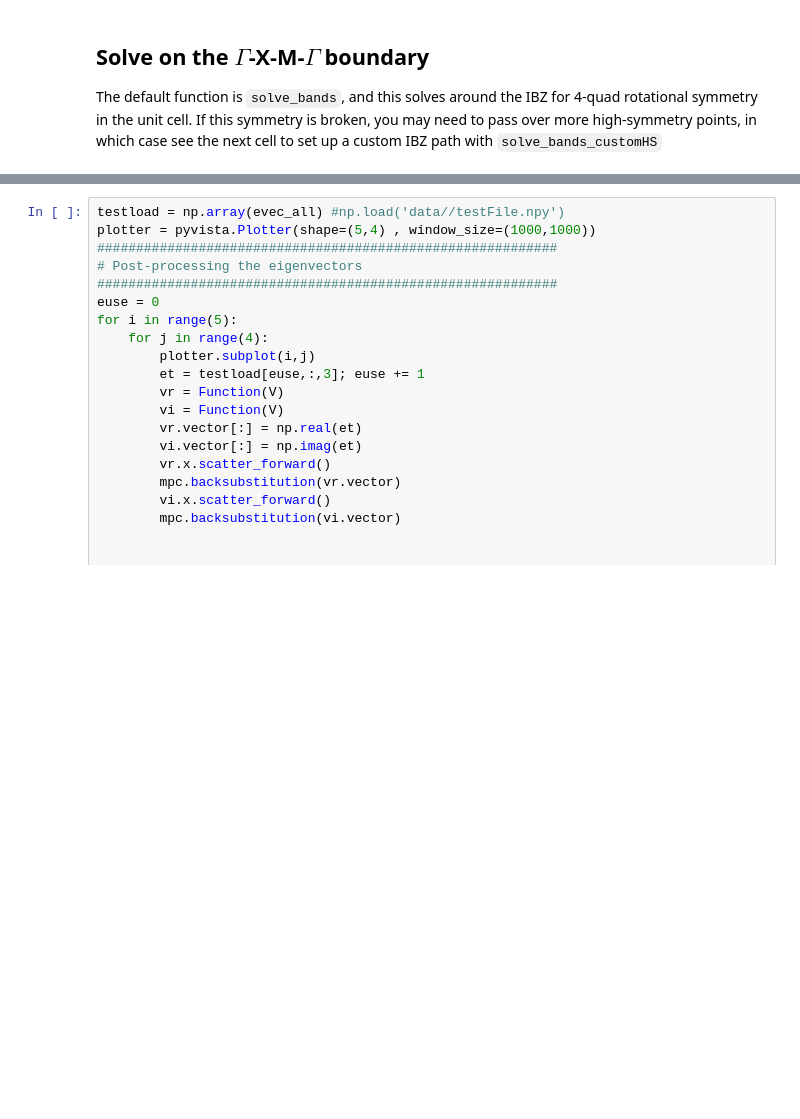
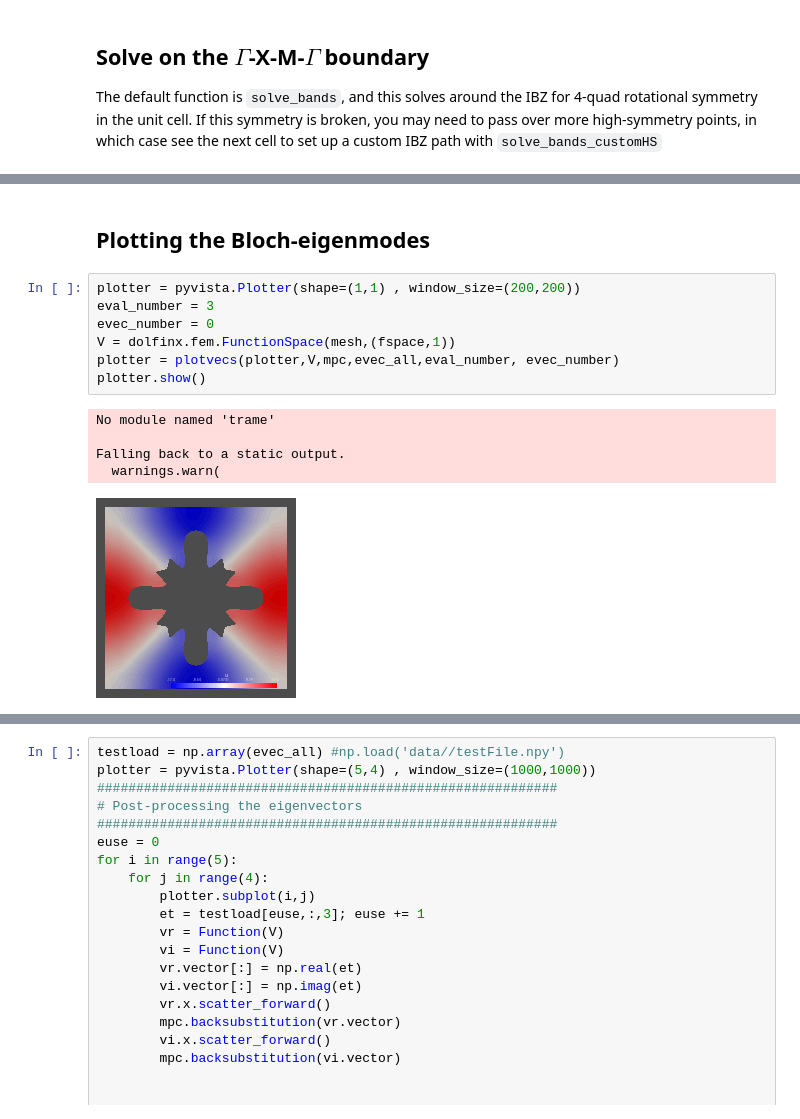
Before and after one commit to jtempelman95/fenonics, a Jupyter notebook: RepoCodes/real_build/TutorialNotebook.ipynb, the cells around one changed output, grey strips where cells are left out. Drawn from its saved outputs; the diff is of its cells as text; blank space fills up the shorter version.

```diff
--- a/RepoCodes/real_build/TutorialNotebook.ipynb
+++ b/RepoCodes/real_build/TutorialNotebook.ipynb
@@ -366,0 +229,15 @@ plt.show()
+# %% [markdown]
+## Plotting the Bloch-eigenmodes
+# %%
+plotter = pyvista.Plotter(shape=(1,1) , window_size=(200,200))
+eval_number = 3
+evec_number = 0
+V = dolfinx.fem.FunctionSpace(mesh,(fspace,1))
+plotter = plotvecs(plotter,V,mpc,evec_all,eval_number, evec_number)
+plotter.show()
+# %% [output]
+No module named 'trame'
+
+Falling back to a static output.
+  warnings.warn(
+[figure, added]
```
Also changed, not shown: parts of 17 cells of this notebook, 4 other files.
